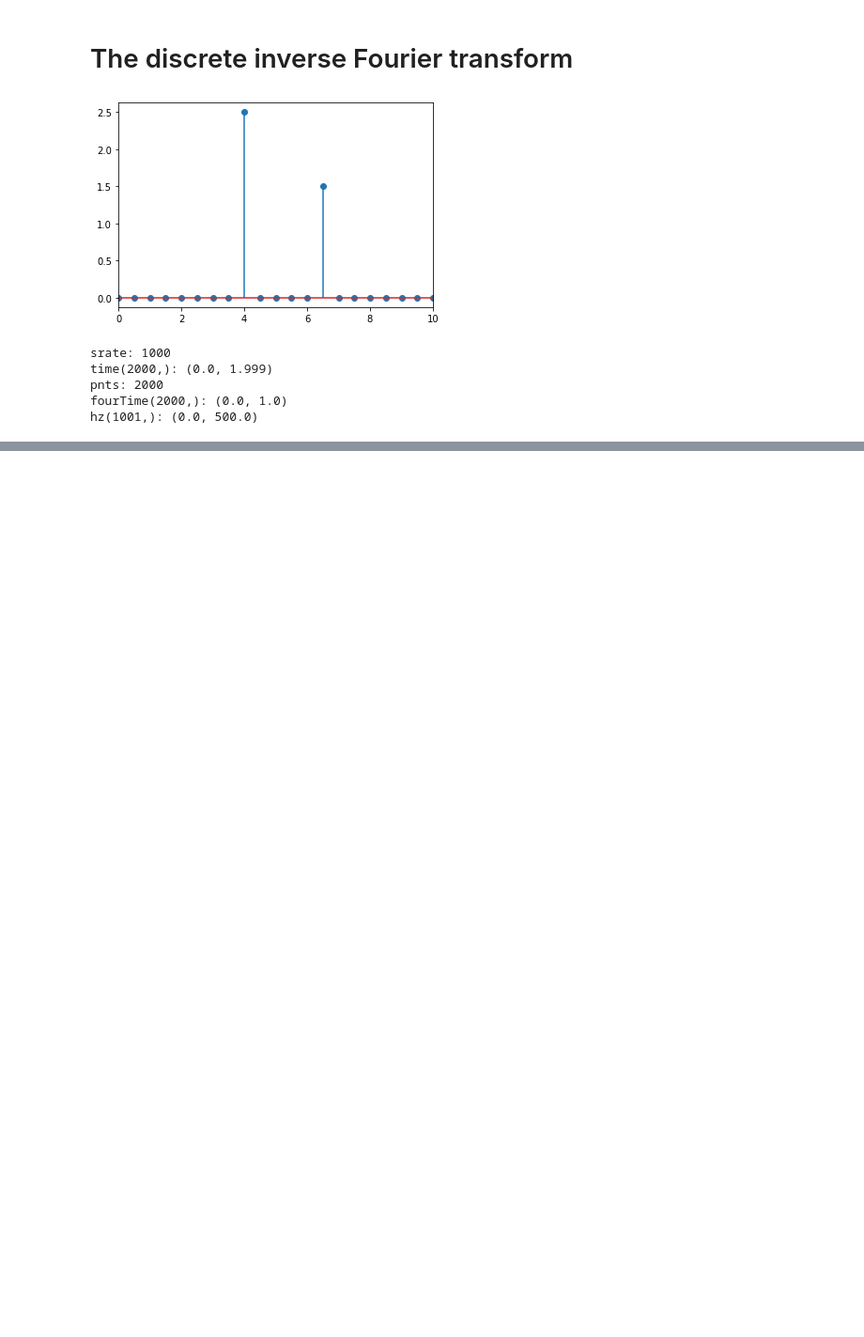
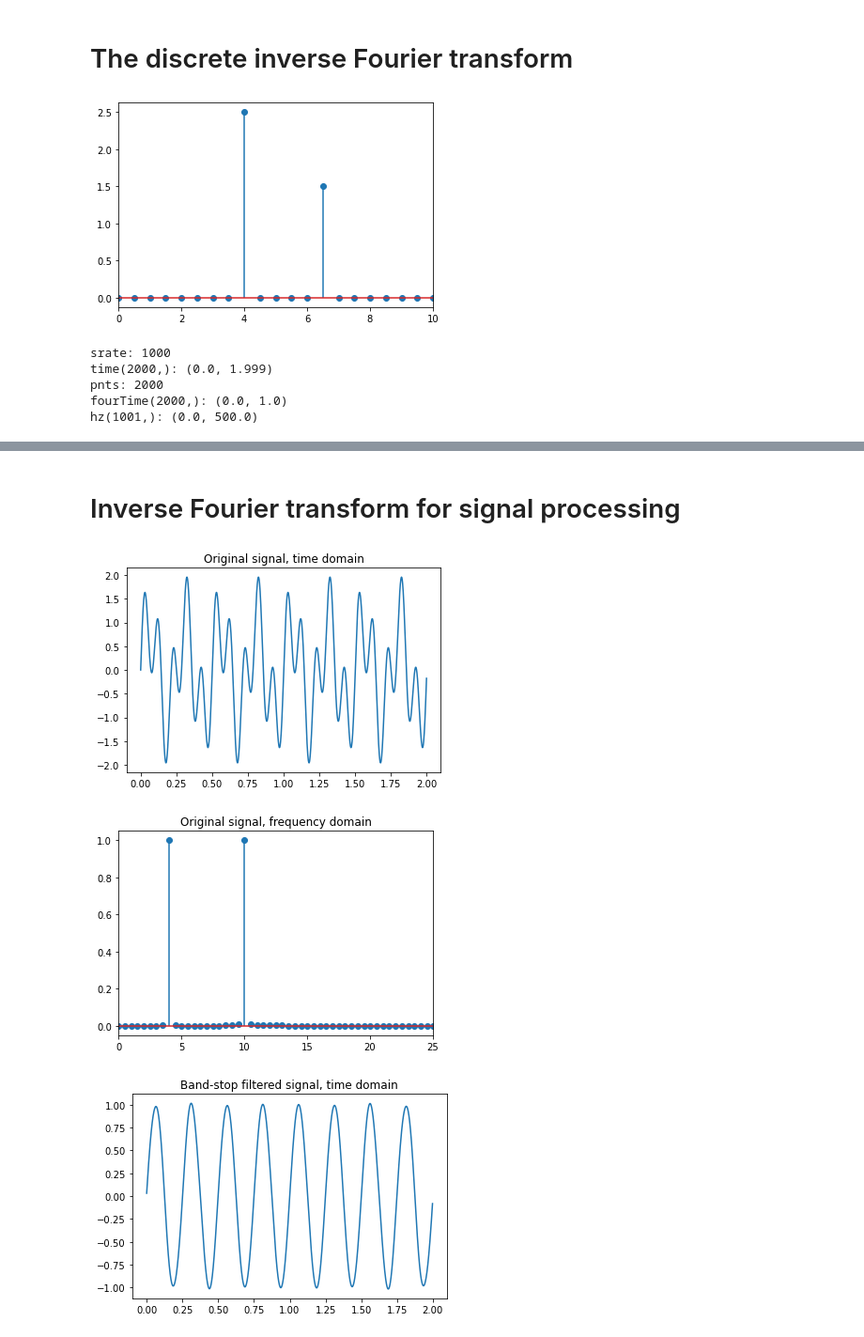
Before and after one commit to amirhdre/Fourier-transform, a Jupyter notebook: 03 Inverse FT.ipynb, the cells around one changed output, grey strips where cells are left out. Shown at 94% size. Cells and saved outputs as stored; diff of their text form; code cells hidden in the pictures; blank space fills up the shorter version.

```diff
--- a/03 Inverse FT.ipynb
+++ b/03 Inverse FT.ipynb
@@ -56,0 +147,65 @@ hz(1001,): (0.0, 500.0)
+# %% [markdown]
+# Inverse Fourier transform for signal processing
+# %%
+## bandpass filter
+
+# simulation params
+srate = 1000
+time  = np.arange(0,2-1/srate,1/srate)
+pnts  = len(time)
+
+# signal
+signal = np.sin(2*np.pi*4*time) + np.sin(2*np.pi*10*time)
+
+
+# Fourier transform
+fourTime = np.array(np.arange(0,pnts))/pnts
+fCoefs   = np.zeros(len(signal),dtype=complex)
+
+for fi in range(0,pnts):
+
+    # create complex sine wave
+    csw = np.exp( -1j*2*np.pi*fi*fourTime )
+
+    # compute dot product between sine wave and signal
+    fCoefs[fi] = np.sum( np.multiply(signal,csw) )/pnts
+
+
+# frequencies in Hz
+hz = np.linspace(0,srate/2,int(np.floor(pnts/2.0)+1))
+
+# find the coefficient for 10 Hz * NICE TRICK *
+freqidx = np.argmin(np.abs(hz-10))
+
+# set that coefficient to zero
+fCoefsMod = list(fCoefs)
+fCoefsMod[freqidx] = 0
+fCoefsMod[-freqidx] = 0 #From end
+
+
+# and compute inverse
+reconMod = np.zeros(len(signal),dtype=complex)
+for fi in range(0,pnts):
+    csw = fCoefsMod[fi] * np.exp( 1j*2*np.pi*fi*fourTime )
+    reconMod = reconMod + csw
+
+
+# now plot
+plt.plot(time,signal)
+plt.title('Original signal, time domain')
+plt.show()
+
+# plot original amplitude spectrum
+plt.stem(hz,2*np.abs(fCoefs[0:len(hz)]))
+plt.xlim([0,25])
+plt.title('Original signal, frequency domain')
+plt.show()
+
+# and plot modulated time series
+plt.plot(time,np.real(reconMod))
+plt.title('Band-stop filtered signal, time domain')
+plt.show()
+# %% [output]
+[figure, added]
+[figure, added]
+[figure, added]
```
Also changed, not shown: parts of 3 cells of this notebook, 4 other files.
